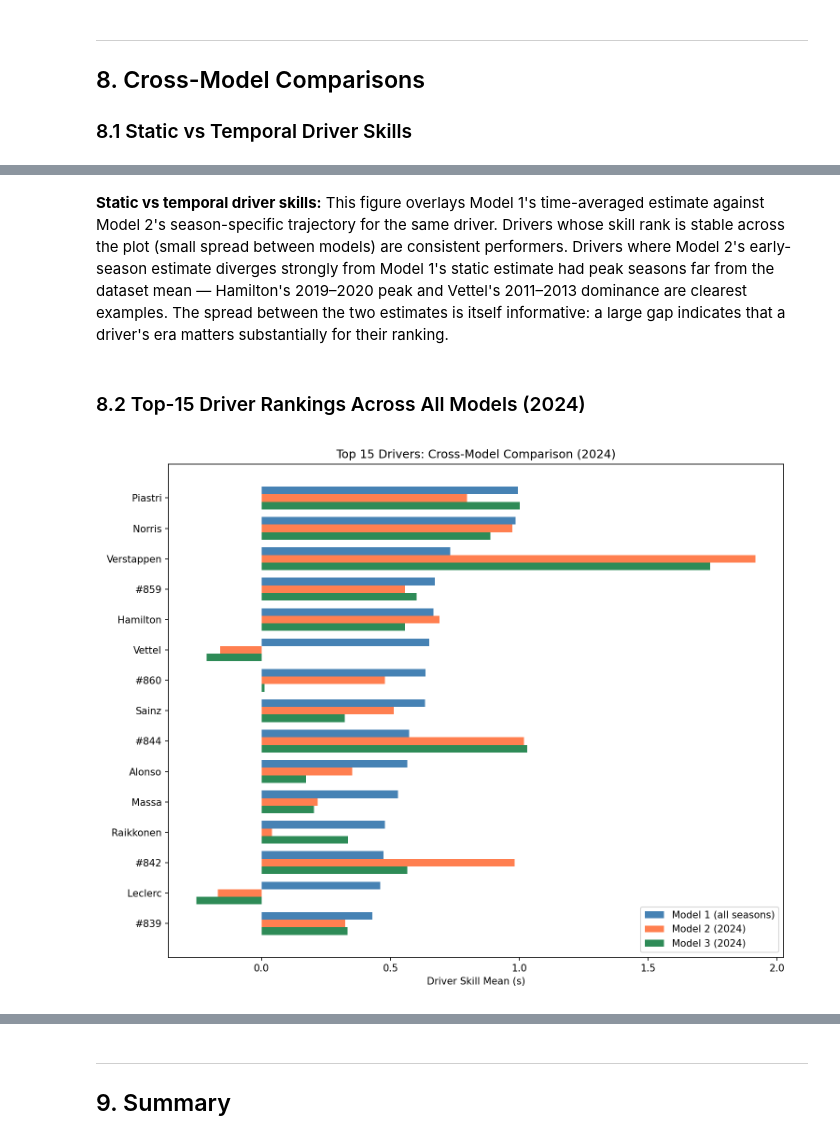
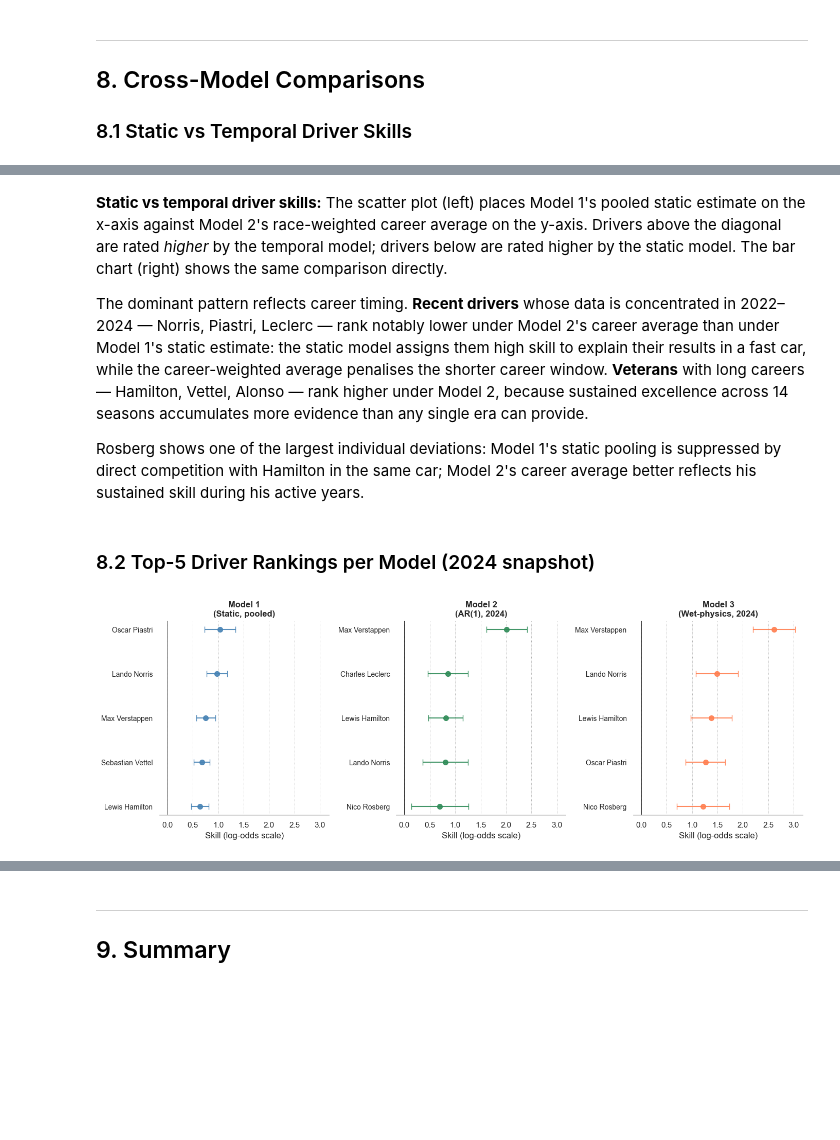
Before and after one commit to christianrand18/MBML-TrueSkill-Formula-1, a Jupyter notebook: F1_PGM_Submission.ipynb, the cells around one changed output, grey strips where cells are left out. Cells and saved outputs as stored; diff of their text form; code cells hidden in the pictures; blank space fills up the shorter version.

```diff
--- a/F1_PGM_Submission.ipynb
+++ b/F1_PGM_Submission.ipynb
@@ -31,8 +27,6 @@ PLOTS_DIR  = os.path.join(OUTPUT_DIR, 'plots')
 REPORT_DIR = os.path.join(PLOTS_DIR, 'report')
 os.makedirs(PLOTS_DIR, exist_ok=True)
 
-DRIVER_NAMES      = pd.read_csv('data_preprocessing/driver_names.csv').set_index('driverId')['name'].to_dict()
-CONSTRUCTOR_NAMES = pd.read_csv('data_preprocessing/constructor_names.csv').set_index('constructorId')['name'].to_dict()
 
 torch.manual_seed(42)
 pyro.set_rng_seed(42)
@@ -44,6 +38,13 @@ def show(path):
         print(f'[Figure not found: {path}]')
 
 print(f'Pyro {pyro.__version__}  |  PyTorch {torch.__version__}')
+
+_drivers = pd.read_csv('data_preprocessing/drivers.csv', na_values=['\\N'])
+_drivers['name'] = _drivers['forename'] + ' ' + _drivers['surname']
+DRIVER_NAMES = _drivers.set_index('driverId')['name'].to_dict()
+
+_cons = pd.read_csv('data_preprocessing/constructors.csv', na_values=['\\N'])
+CONSTRUCTOR_NAMES = _cons.set_index('constructorId')['name'].to_dict()
 # %% [output]
 Pyro 1.9.1  |  PyTorch 2.11.0
 # %% [markdown]
@@ -1114,6 +1283,8 @@ for ax, etype, color, title in [
 ]:
     sub = df_nuts[df_nuts.entity_type == etype]
     sub['name'] = sub['entity_id'].map(lambda x: (DRIVER_NAMES if etype == 'driver' else CONSTRUCTOR_NAMES).get(x, f'#{x}'))
+    ax.errorbar(sub['svi_mean'], sub['nuts_mean'], yerr=1.96*sub['nuts_std'],
+                fmt='none', color=color, capsize=3, alpha=0.4, lw=1.2, label='NUTS 95% CI')
     ax.scatter(sub['svi_mean'], sub['nuts_mean'], color=color, alpha=0.7, s=60, zorder=5)
     lo = min(sub['svi_mean'].min(), sub['nuts_mean'].min()) - 0.1
     hi = max(sub['svi_mean'].max(), sub['nuts_mean'].max()) + 0.1
@@ -1593,41 +1813,57 @@ plt.show()
 # %% [markdown]
-**Static vs temporal driver skills:** This figure overlays Model 1's time-averaged estimate against Model 2's season-specific trajectory for the same driver. Drivers whose skill rank is stable across the plot (small spread between models) are consistent performers. Drivers where Model 2's early-season estimate diverges strongly from Model 1's static estimate had peak seasons far from the dataset mean — Hamilton's 2019–2020 peak and Vettel's 2011–2013 dominance are clearest examples. The spread between the two estimates is itself informative: a large gap indicates that a driver's era matters substantially for their ranking.
+**Static vs temporal driver skills:** The scatter plot (left) places Model 1's pooled static estimate on the x-axis against Model 2's race-weighted career average on the y-axis. Drivers above the diagonal are rated *higher* by the temporal model; drivers below are rated higher by the static model. The bar chart (right) shows the same comparison directly.
+
+The dominant pattern reflects career timing. **Recent drivers** whose data is concentrated in 2022–2024 — Norris, Piastri, Leclerc — rank notably lower under Model 2's career average than under Model 1's static estimate: the static model assigns them high skill to explain their results in a fast car, while the career-weighted average penalises the shorter career window. **Veterans** with long careers — Hamilton, Vettel, Alonso — rank higher under Model 2, because sustained excellence across 14 seasons accumulates more evidence than any single era can provide.
+
+Rosberg shows one of the largest individual deviations: Model 1's static pooling is suppressed by direct competition with Hamilton in the same car; Model 2's career average better reflects his sustained skill during his active years.
 # %% [markdown]
-### 8.2 Top-15 Driver Rankings Across All Models (2024)
+### 8.2 Top-5 Driver Rankings per Model (2024 snapshot)
 # %%
 # Model 3: 2024 driver rankings (same temporal structure as Model 2)
-m3_2024 = (df_full[(df_full.entity_type == 'driver') & (df_full.season == 13)]
+m3_2024 = (df_full[(df_full.entity_type == 'driver') & (df_full['season'].astype(str) == '13')]
            .sort_values('mu', ascending=False)
            .reset_index(drop=True))
 m3_2024['name'] = m3_2024['entity_id'].map(lambda x: DRIVER_NAMES.get(x, f'#{x}'))
 
-TOP_N = 15
+TOP_N = 5
 m1_top = (df_base[df_base.entity_type == 'driver']
           .sort_values('mu', ascending=False).head(TOP_N).reset_index(drop=True))
 m1_top['name'] = m1_top['entity_id'].map(lambda x: DRIVER_NAMES.get(x, f'#{x}'))
 
 m2_top = m2_2024.head(TOP_N).reset_index(drop=True)
 m3_top = m3_2024.head(TOP_N).reset_index(drop=True)
 
-fig, axes = plt.subplots(1, 3, figsize=(16, 8))
+Z95 = 1.96
+
+# ADDED sharex=True HERE to synchronize the x-axis limits across all subplots
+fig, axes = plt.subplots(1, 3, figsize=(14, 5), sharex=True)
+
 for ax, data, title, color in [
     (axes[0], m1_top,  'Model 1\n(Static, pooled)',    'steelblue'),
     (axes[1], m2_top,  'Model 2\n(AR(1), 2024)',        'seagreen'),
     (axes[2], m3_top,  'Model 3\n(Wet-physics, 2024)', 'coral'),
 ]:
-    y   = np.arange(TOP_N)
-    # reverse for top-to-bottom display
-    dat = data.iloc[::-1].reset_index(drop=True)
-    ax.barh(y, dat['mu'].values, color=color, alpha=0.85, height=0.7)
+    dat = data.iloc[::-1].reset_index(drop=True)  # reverse: best driver on top
+    y   = np.arange(len(dat))
+    ax.errorbar(dat['mu'].values, y,
+                xerr=Z95 * dat['sigma'].values,
+                fmt='o', color=color, ecolor=color,
+                elinewidth=1.5, capsize=4, markersize=7, alpha=0.9)
     ax.set_yticks(y)
-    ax.set_yticklabels(dat['name'].values, fontsize=9)
+    ax.set_yticklabels(dat['name'].values, fontsize=10)
     ax.set_title(title, fontweight='bold')
-    ax.set_xlabel('Skill (log-odds)')
-    ax.axvline(0, color='black', linewidth=0.5)
+    ax.set_xlabel('Skill (log-odds scale)')
+    ax.axvline(0, color='black', linewidth=0.6)
+    # No horizontal gridlines; dotted vertical gridlines
+    ax.yaxis.grid(False)
+    ax.xaxis.grid(True, linestyle=':', linewidth=0.7, color='gray', alpha=0.7)
+    ax.set_axisbelow(True)
+    sns.despine(ax=ax, left=True)
 
-plt.suptitle(f'Top {TOP_N} Driver Rankings — All Three Models', fontsize=13)
 plt.tight_layout()
+os.makedirs(REPORT_DIR, exist_ok=True)
+plt.savefig(os.path.join(REPORT_DIR, 'top5_all_models.pdf'), bbox_inches='tight')
 plt.show()
 # %% [output]
-[figure, old version]
+[figure, new version]
 # %% [markdown]
```
Also changed, not shown: parts of 42 cells of this notebook.
